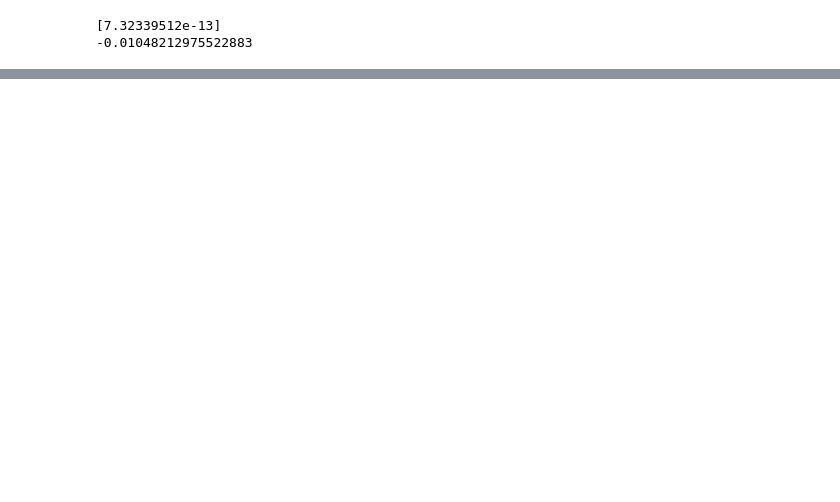
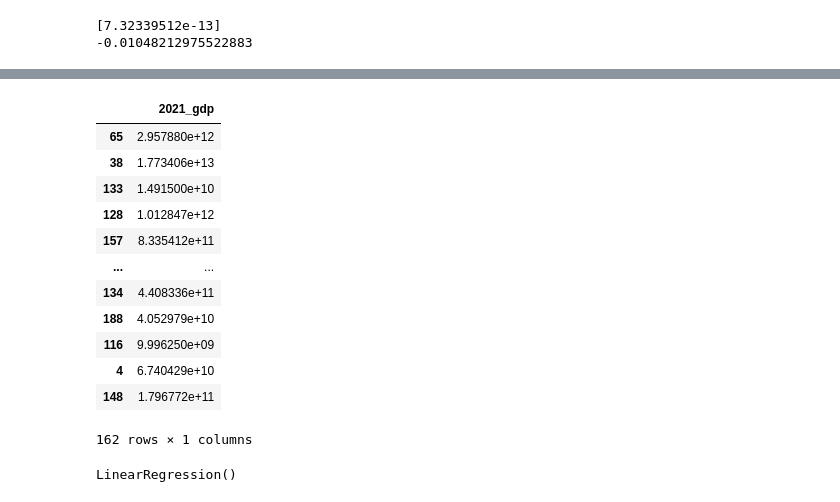
Before and after one commit to Landoll35/final_project, a Jupyter notebook: 2021_linear_regression.ipynb, the cells around one changed output, grey strips where cells are left out. Cells and saved outputs as stored; diff of their text form; code cells hidden in the pictures; blank space fills up the shorter version.

```diff
--- a/2021_linear_regression.ipynb
+++ b/2021_linear_regression.ipynb
@@ -66,0 +67,22 @@ print(accuracy_score([1, 1, 0], [1, 0, 1]))
+# %%
+X = renew1_df[['2021_gdp']]
+Y = renew1_df[['2021_renew']]
+# %%
+from sklearn.model_selection import train_test_split
+x_train, x_test,y_train,y_test = train_test_split(X,Y,test_size =0.2)
+# print the data
+x_train
+# %% [output]
+|  | 2021_gdp |
+| 65 | 2.957880e+12 |
+| 38 | 1.773406e+13 |
+| 133 | 1.491500e+10 |
+| 128 | 1.012847e+12 |
+| 157 | 8.335412e+11 |
+| ... | ... |
+| 134 | 4.408336e+11 |
+| 188 | 4.052979e+10 |
+| 116 | 9.996250e+09 |
+| 4 | 6.740429e+10 |
+| 148 | 1.796772e+11 |
+162 rows × 1 columns
@@ -66,0 +91,4 @@ print(accuracy_score([1, 1, 0], [1, 0, 1]))
+# %%
+clf.fit(x_train,y_train)
+# %% [output]
+LinearRegression()
```
Also changed, not shown: parts of 6 cells of this notebook.
